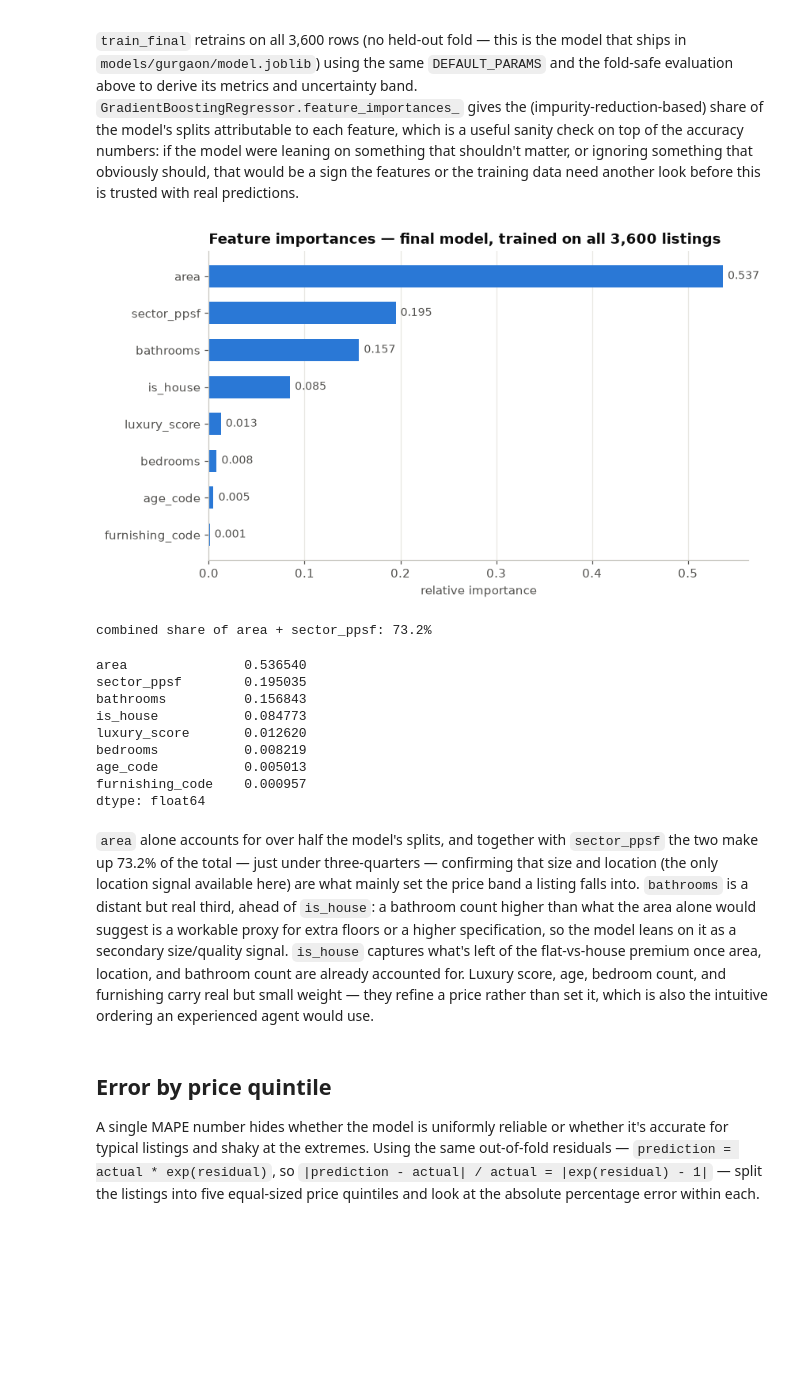
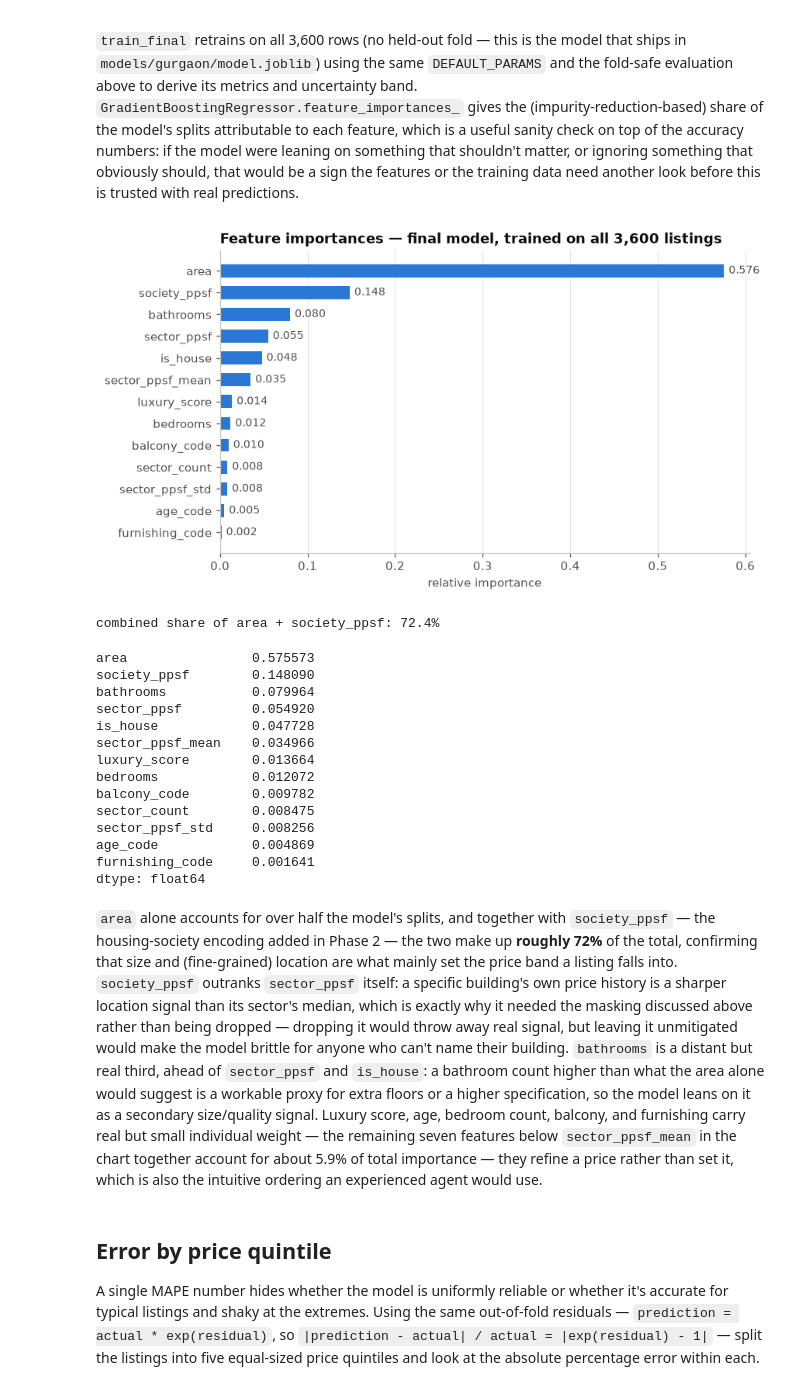
Before and after one commit to safdar-hussain1/homecast, a Jupyter notebook: notebooks/valuation_model.ipynb, the cells around one changed output. Cells and saved outputs as stored; diff of their text form; code cells hidden in the pictures; blank space fills up the shorter version.

Commit message:
Fix broken imports and rewrite stale prose in the valuation notebook

```diff
--- a/notebooks/valuation_model.ipynb
+++ b/notebooks/valuation_model.ipynb
@@ -381,45 +433,55 @@ predictions.
 # %%
 fitted = train_final(df)
 
 importances = pd.Series(fitted.model.feature_importances_, index=FEATURE_COLUMNS).sort_values()
 
 fig, ax = plt.subplots(figsize=(8, 4.6))
 bars = ax.barh(importances.index, importances.values, color=PALETTE["blue"], height=0.6)
 ax.bar_label(bars, fmt="%.3f", padding=4, fontsize=9, color="#52514e")
 ax.set_title("Feature importances — final model, trained on all 3,600 listings")
 ax.set_xlabel("relative importance")
 ax.grid(axis="y", visible=False)
 save_figure(fig, "feature_importances")
 plt.show()
 
-top2_share = importances.loc[["area", "sector_ppsf"]].sum()
-print(f"combined share of area + sector_ppsf: {top2_share:.1%}")
+top2_share = importances.loc[["area", "society_ppsf"]].sum()
+print(f"combined share of area + society_ppsf: {top2_share:.1%}")
 importances.sort_values(ascending=False)
 # %% [output]
-[figure, old version]
+[figure, new version]
-combined share of area + sector_ppsf: 73.2%
+combined share of area + society_ppsf: 72.4%
-area               0.536540
-sector_ppsf        0.195035
-bathrooms          0.156843
-is_house           0.084773
-luxury_score       0.012620
-bedrooms           0.008219
-age_code           0.005013
-furnishing_code    0.000957
+area                0.575573
+society_ppsf        0.148090
+bathrooms           0.079964
+sector_ppsf         0.054920
+is_house            0.047728
+sector_ppsf_mean    0.034966
+luxury_score        0.013664
+bedrooms            0.012072
+balcony_code        0.009782
+sector_count        0.008475
+sector_ppsf_std     0.008256
+age_code            0.004869
+furnishing_code     0.001641
 dtype: float64
 # %% [markdown]
 `area` alone accounts for over half the model's splits, and together with
-`sector_ppsf` the two make up 73.2% of the total — just under three-quarters
-— confirming that size and location (the only location signal available
-here) are what mainly set the price band a listing falls into. `bathrooms`
-is a distant but real third, ahead of `is_house`: a bathroom count higher
-than what the area alone would suggest is a workable proxy for extra floors
-or a higher specification, so the model leans on it as a secondary
-size/quality signal. `is_house` captures what's left of the flat-vs-house
-premium once area, location, and bathroom count are already accounted for.
-Luxury score, age, bedroom count, and furnishing carry real but small
-weight — they refine a price rather than set it, which is also the
-intuitive ordering an experienced agent would use.
+`society_ppsf` — the housing-society encoding added in Phase 2 — the two make
+up **roughly 72%** of the total, confirming that size and (fine-grained)
+location are what mainly set the price band a listing falls into.
+`society_ppsf` outranks `sector_ppsf` itself: a specific building's own price
+history is a sharper location signal than its sector's median, which is
+exactly why it needed the masking discussed above rather than being dropped
+— dropping it would throw away real signal, but leaving it unmitigated would
+make the model brittle for anyone who can't name their building.
+`bathrooms` is a distant but real third, ahead of `sector_ppsf` and
+`is_house`: a bathroom count higher than what the area alone would suggest
+is a workable proxy for extra floors or a higher specification, so the model
+leans on it as a secondary size/quality signal. Luxury score, age, bedroom
+count, balcony, and furnishing carry real but small individual weight — the
+remaining seven features below `sector_ppsf_mean` in the chart together
+account for about 5.9% of total importance — they refine a price rather than
+set it, which is also the intuitive ordering an experienced agent would use.
 # %% [markdown]
 ## Error by price quintile
 
```
Also changed, not shown: parts of 14 cells of this notebook, 1 other file.
